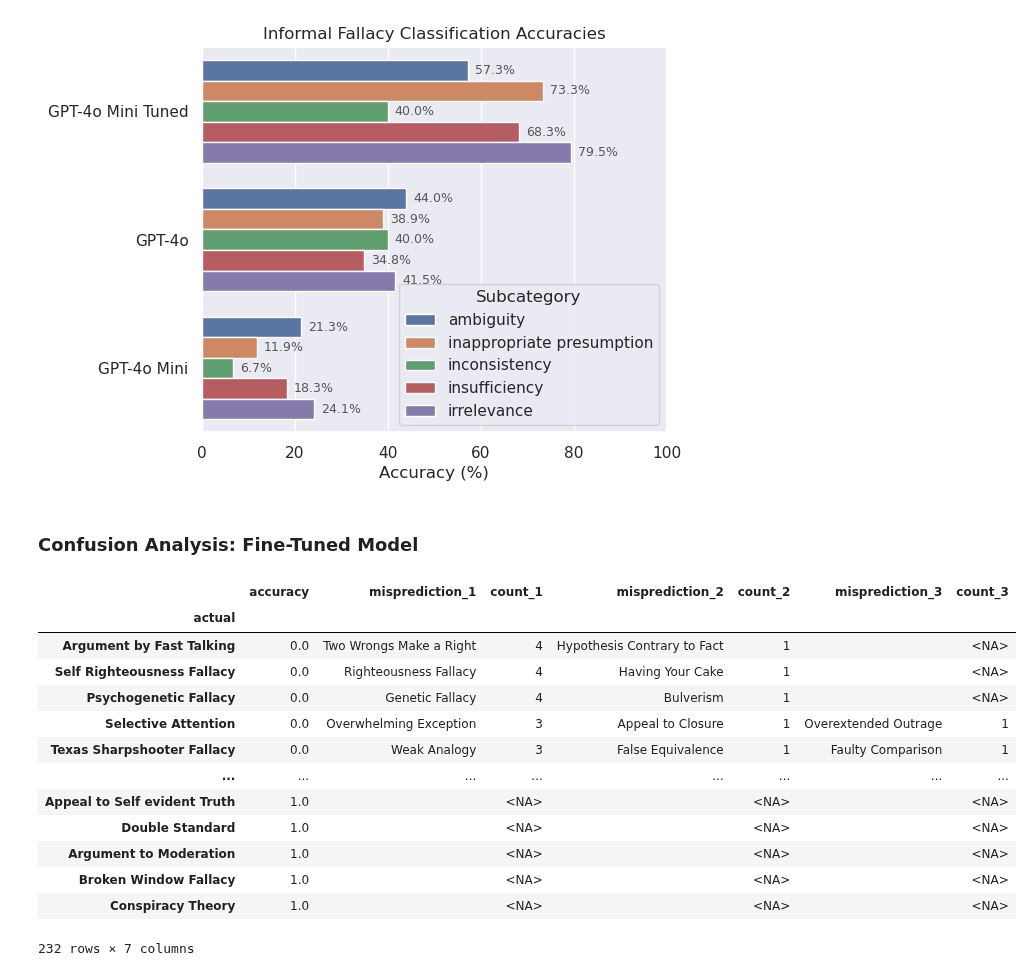
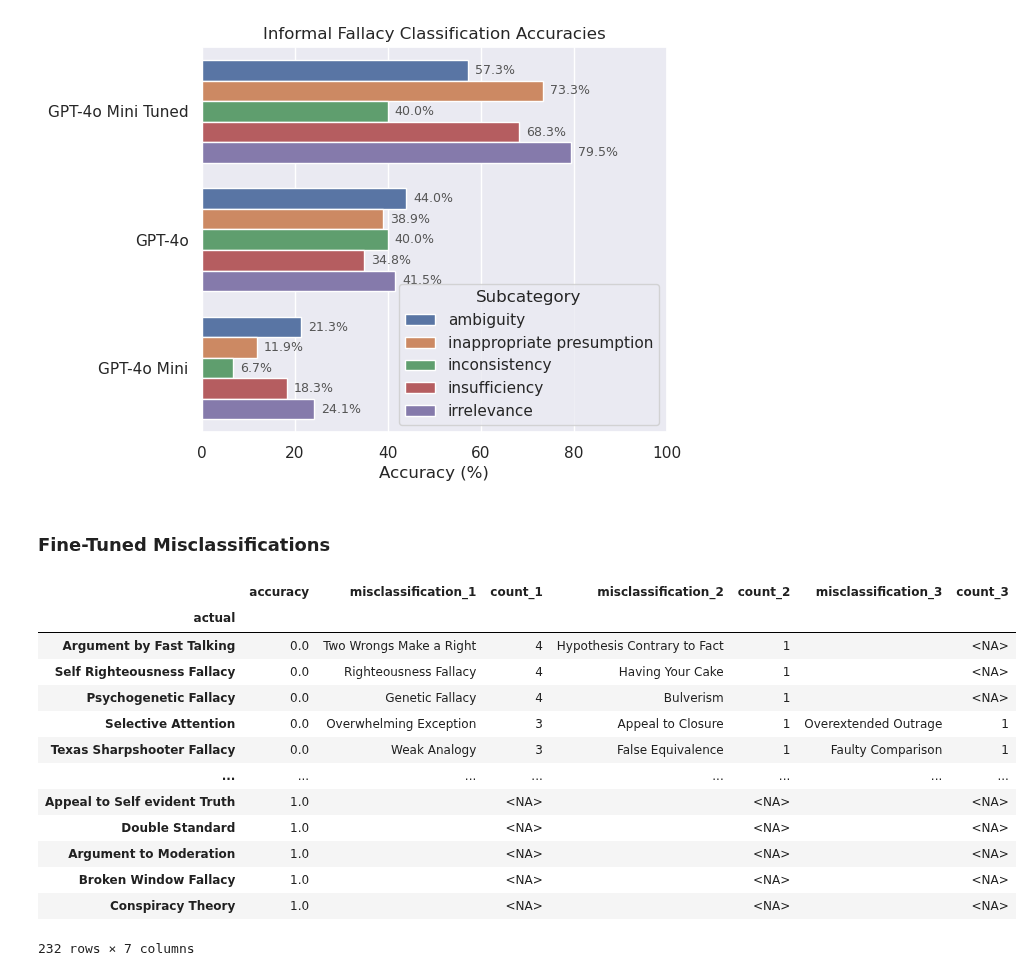
Before and after one commit to aimfeld/fallacy-detection, a Jupyter notebook: fallacy-classification.ipynb, the cells around one changed output. Saved outputs shown, nothing was run; the diff lists cells and outputs as text; code cells hidden in the pictures.

```diff
--- a/fallacy-classification.ipynb
+++ b/fallacy-classification.ipynb
@@ -502,15 +481,15 @@ plot_accuracies(
 # %% [output]
 [figure]
 # %% [markdown]
-### Confusion Analysis: Fine-Tuned Model
+### Fine-Tuned Misclassifications
 # %%
-df_confusion_e5 = get_confusion_matrices(df_fallacies_e5, 'fallacy')
-df_confusion_tuned_e5 = df_confusion_e5.groupby(['llm', 'fallacy'], observed=True).sum().loc[LLM.GPT_4O_MINI_TUNED.key]
+df_confusion_matrices_e5 = get_confusion_matrices(df_fallacies_e5, 'fallacy')
+df_tuned_confusion_matrix_e5 = df_confusion_matrices_e5.groupby(['llm', 'fallacy'], observed=True).sum().loc[LLM.GPT_4O_MINI_TUNED.key]
 # %%
-df_mispredictions_tuned_e5 = get_mispredictions(df_confusion_tuned_e5)
-df_mispredictions_tuned_e5
+df_tuned_misclassifications_e5 = get_misclassifications(df_tuned_confusion_matrix_e5)
+df_tuned_misclassifications_e5
 # %% [output]
-|  | accuracy | misprediction_1 | count_1 | misprediction_2 | count_2 | misprediction_3 | count_3 |
+|  | accuracy | misclassification_1 | count_1 | misclassification_2 | count_2 | misclassification_3 | count_3 |
 | actual |  |  |  |  |  |  |  |
 | Argument by Fast Talking | 0.0 | Two Wrongs Make a Right | 4 | Hypothesis Contrary to Fact | 1 |  | <NA> |
 | Self Righteousness Fallacy | 0.0 | Righteousness Fallacy | 4 | Having Your Cake | 1 |  | <NA> |
```
Also changed, not shown: parts of 22 cells of this notebook, 4 other files.
